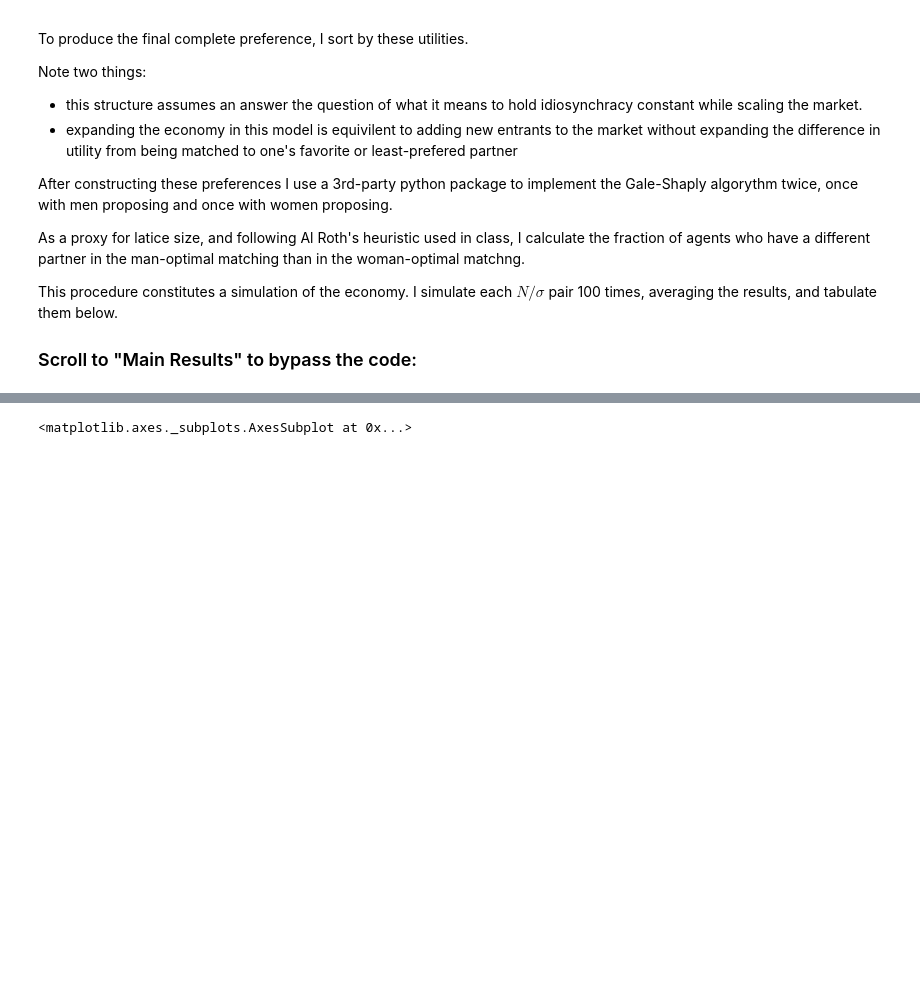
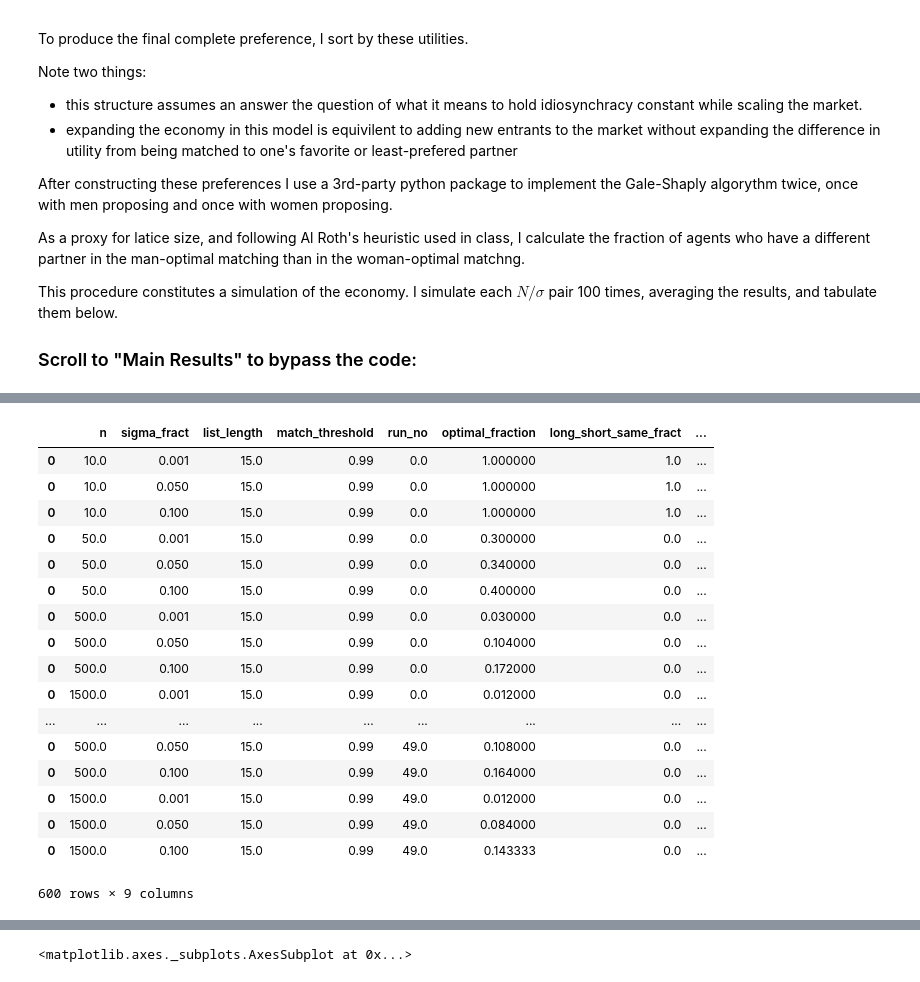
Before and after one commit to tgardnerh/MarketDesign, a Jupyter notebook: Short_Ranklist.ipynb, the cells around one changed output, grey strips where cells are left out. Cells and saved outputs as stored; diff of their text form; code cells hidden in the pictures; blank space fills up the shorter version.

```diff
--- a/Short_Ranklist.ipynb
+++ b/Short_Ranklist.ipynb
@@ -233,0 +330,24 @@ res_num = results_df.apply(pd.to_numeric)
+# %%
+import pickle
+
+bob = pickle.load( open("/Users/tylerhoppenfeld/Documents/MarketDesign/results_df.pkl", "rb"))
+bob
+# %% [output]
+|  | n | sigma_fract | list_length | match_threshold | run_no | optimal_fraction | long_short_same_fract | ... |
+| 0 | 10.0 | 0.001 | 15.0 | 0.99 | 0.0 | 1.000000 | 1.0 | ... |
+| 0 | 10.0 | 0.050 | 15.0 | 0.99 | 0.0 | 1.000000 | 1.0 | ... |
+| 0 | 10.0 | 0.100 | 15.0 | 0.99 | 0.0 | 1.000000 | 1.0 | ... |
+| 0 | 50.0 | 0.001 | 15.0 | 0.99 | 0.0 | 0.300000 | 0.0 | ... |
+| 0 | 50.0 | 0.050 | 15.0 | 0.99 | 0.0 | 0.340000 | 0.0 | ... |
+| 0 | 50.0 | 0.100 | 15.0 | 0.99 | 0.0 | 0.400000 | 0.0 | ... |
+| 0 | 500.0 | 0.001 | 15.0 | 0.99 | 0.0 | 0.030000 | 0.0 | ... |
+| 0 | 500.0 | 0.050 | 15.0 | 0.99 | 0.0 | 0.104000 | 0.0 | ... |
+| 0 | 500.0 | 0.100 | 15.0 | 0.99 | 0.0 | 0.172000 | 0.0 | ... |
+| 0 | 1500.0 | 0.001 | 15.0 | 0.99 | 0.0 | 0.012000 | 0.0 | ... |
+| ... | ... | ... | ... | ... | ... | ... | ... | ... |
+| 0 | 500.0 | 0.050 | 15.0 | 0.99 | 49.0 | 0.108000 | 0.0 | ... |
+| 0 | 500.0 | 0.100 | 15.0 | 0.99 | 49.0 | 0.164000 | 0.0 | ... |
+| 0 | 1500.0 | 0.001 | 15.0 | 0.99 | 49.0 | 0.012000 | 0.0 | ... |
+| 0 | 1500.0 | 0.050 | 15.0 | 0.99 | 49.0 | 0.084000 | 0.0 | ... |
+| 0 | 1500.0 | 0.100 | 15.0 | 0.99 | 49.0 | 0.143333 | 0.0 | ... |
+600 rows × 9 columns
```
Also changed, not shown: parts of 8 cells of this notebook.
